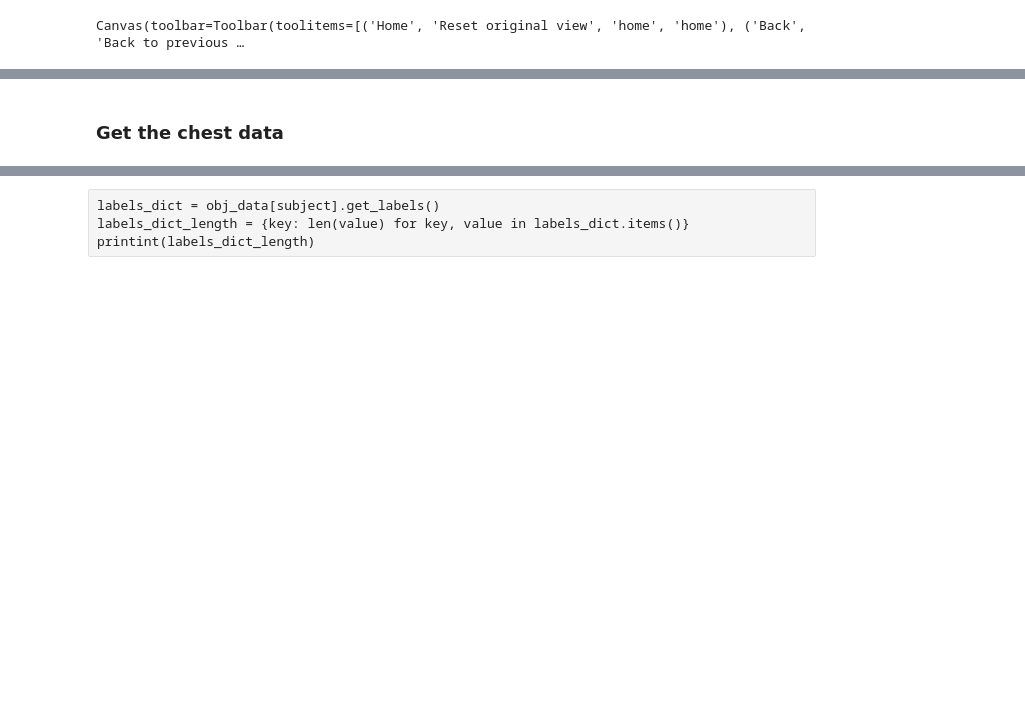
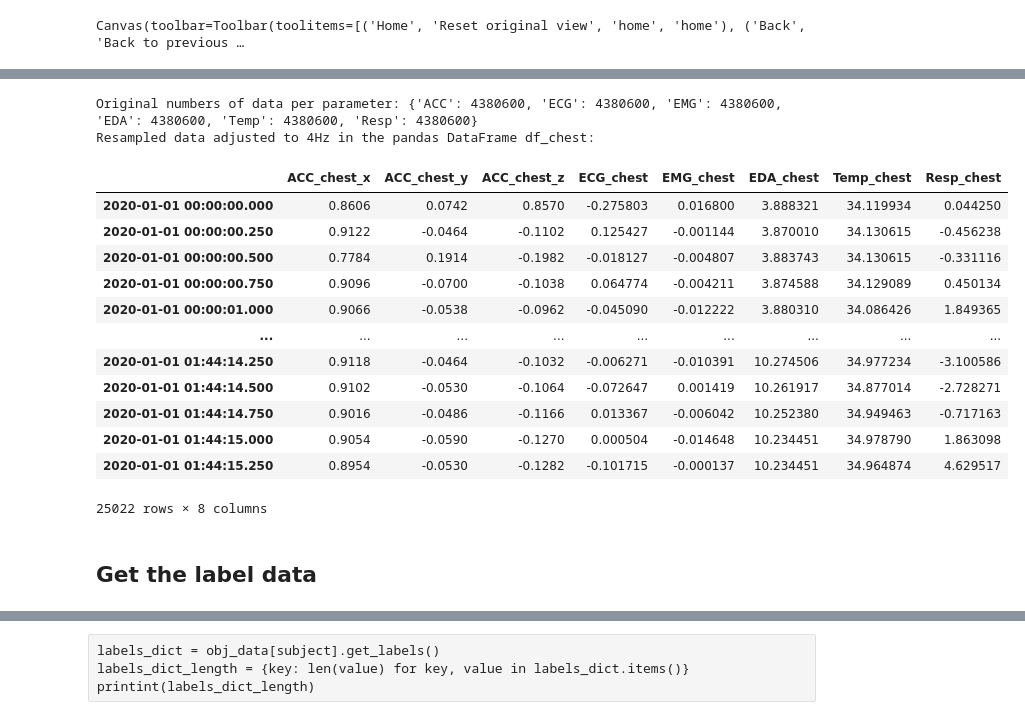
Before and after one commit to guillaume-azarias/Digital-Biomarker-Study, a Jupyter notebook: Prophet_WESAD_GridSearch.ipynb, the cells around one changed output, grey strips where cells are left out. Saved outputs shown, nothing was run; the diff lists cells and outputs as text; code cells hidden in the pictures; blank space fills up the shorter version.

Commit message:
Fetching wrist and chest data completed

```diff
--- a/Prophet_WESAD_GridSearch.ipynb
+++ b/Prophet_WESAD_GridSearch.ipynb
@@ -86,7 +86,7 @@ The dimensions of the dataset depend on both the device and parameters:
 *'ECG', 'EDA', 'EMG', 'Resp', 'Temp' have each 1 dimension.*
 # %%
 freq = np.array([4, 700, 700, 700, 700, 700, 700, 32, 64, 4, 4])
-freq_df = pd.Series(freq, index= ['working_freq', 'ACC_chest', 'ECG_chest', 'EDA_chest', 'EMG_chest', 'RESP_chest', 'TEMP_chest', 'ACC_wrist', 'BVP_wrist', 'EDA_wrist', 'TEMP_wrist'])
+freq_df = pd.Series(freq, index= ['working_freq', 'ACC_chest', 'ECG_chest', 'EDA_chest', 'EMG_chest', 'Resp_chest', 'Temp_chest', 'ACC_wrist', 'BVP_wrist', 'EDA_wrist', 'TEMP_wrist'])
 freq_df
 # %% [output]
 working_freq      4
@@ -382,10 +313,0 @@ df_ACC
-# %%
-# Accelerometer channels (ACC, 32Hz)
-# Generate the frequence in microseconds from the acquisition frequency
-freq = str(int(1000000/freq_df.loc['ACC_wrist'])) + 'U'
-# Generate datetime index
-index = pd.date_range(start='1/1/2020', periods=df_ACC_raw.shape[0], freq=freq)
-df_ACC_raw = pd.DataFrame(wrist_data_dict['ACC'], index=index)
-df_ACC_raw.columns = ['ACC_x', 'ACC_y', 'ACC_z']
-df_ACC = df_ACC_raw.resample(working_freq).pad()
-df_ACC
@@ -442,2 +373,46 @@ qgrid.show_grid(df_EDA_TEMP)
+# %%
+# Extraction of numbers of data
+chest_dict_length = {key: len(value) for key, value in chest_data_dict.items()}
+print('Original numbers of data per parameter: ' + str(chest_dict_length))
+chest_ser_length = pd.Series(chest_dict_length)
+df_chest = pd.DataFrame()
+
+# Adjust all data to the same frequence
+for chest_param, param_length in chest_ser_length.items():
+    # Generate the frequence in microseconds (U) from the acquisition frequency
+    freq = str(int(1000000/freq_df.loc[chest_param + '_chest'])) + 'U'
+    # Generate temporary dataset
+    index = pd.date_range(start='1/1/2020', periods=param_length, freq=freq)
+    df_temp_raw = pd.DataFrame(chest_data_dict[chest_param], index=index)
+    if chest_param == 'ACC':
+        df_temp_raw.columns = ['ACC_chest_x', 'ACC_chest_y', 'ACC_chest_z']
+    else:
+        df_temp_raw.columns = [chest_param + '_chest']
+    # Resampling
+    df_temp = df_temp_raw.resample(working_freq).pad()
+    # Append the chest data
+    if df_chest.shape[1]==0:
+        df_chest = df_temp
+    else:
+        df_chest = pd.concat([df_chest, df_temp], axis=1)
+
+print('Resampled data adjusted to ' + str(freq_df['working_freq']) + 'Hz in the pandas DataFrame df_chest:')
+df_chest
+# %% [output]
+Original numbers of data per parameter: {'ACC': 4380600, 'ECG': 4380600, 'EMG': 4380600, 'EDA': 4380600, 'Temp': 4380600, 'Resp': 4380600}
+Resampled data adjusted to 4Hz in the pandas DataFrame df_chest:
+|  | ACC_chest_x | ACC_chest_y | ACC_chest_z | ECG_chest | EMG_chest | EDA_chest | Temp_chest | Resp_chest |
+| 2020-01-01 00:00:00.000 | 0.8606 | 0.0742 | 0.8570 | -0.275803 | 0.016800 | 3.888321 | 34.119934 | 0.044250 |
+| 2020-01-01 00:00:00.250 | 0.9122 | -0.0464 | -0.1102 | 0.125427 | -0.001144 | 3.870010 | 34.130615 | -0.456238 |
+| 2020-01-01 00:00:00.500 | 0.7784 | 0.1914 | -0.1982 | -0.018127 | -0.004807 | 3.883743 | 34.130615 | -0.331116 |
+| 2020-01-01 00:00:00.750 | 0.9096 | -0.0700 | -0.1038 | 0.064774 | -0.004211 | 3.874588 | 34.129089 | 0.450134 |
+| 2020-01-01 00:00:01.000 | 0.9066 | -0.0538 | -0.0962 | -0.045090 | -0.012222 | 3.880310 | 34.086426 | 1.849365 |
+| ... | ... | ... | ... | ... | ... | ... | ... | ... |
+| 2020-01-01 01:44:14.250 | 0.9118 | -0.0464 | -0.1032 | -0.006271 | -0.010391 | 10.274506 | 34.977234 | -3.100586 |
+| 2020-01-01 01:44:14.500 | 0.9102 | -0.0530 | -0.1064 | -0.072647 | 0.001419 | 10.261917 | 34.877014 | -2.728271 |
+| 2020-01-01 01:44:14.750 | 0.9016 | -0.0486 | -0.1166 | 0.013367 | -0.006042 | 10.252380 | 34.949463 | -0.717163 |
+| 2020-01-01 01:44:15.000 | 0.9054 | -0.0590 | -0.1270 | 0.000504 | -0.014648 | 10.234451 | 34.978790 | 1.863098 |
+| 2020-01-01 01:44:15.250 | 0.8954 | -0.0530 | -0.1282 | -0.101715 | -0.000137 | 10.234451 | 34.964874 | 4.629517 |
+25022 rows × 8 columns
 # %% [markdown]
-### Get the chest data
+## Get the label data
```
Also changed, not shown: parts of 27 cells of this notebook.
